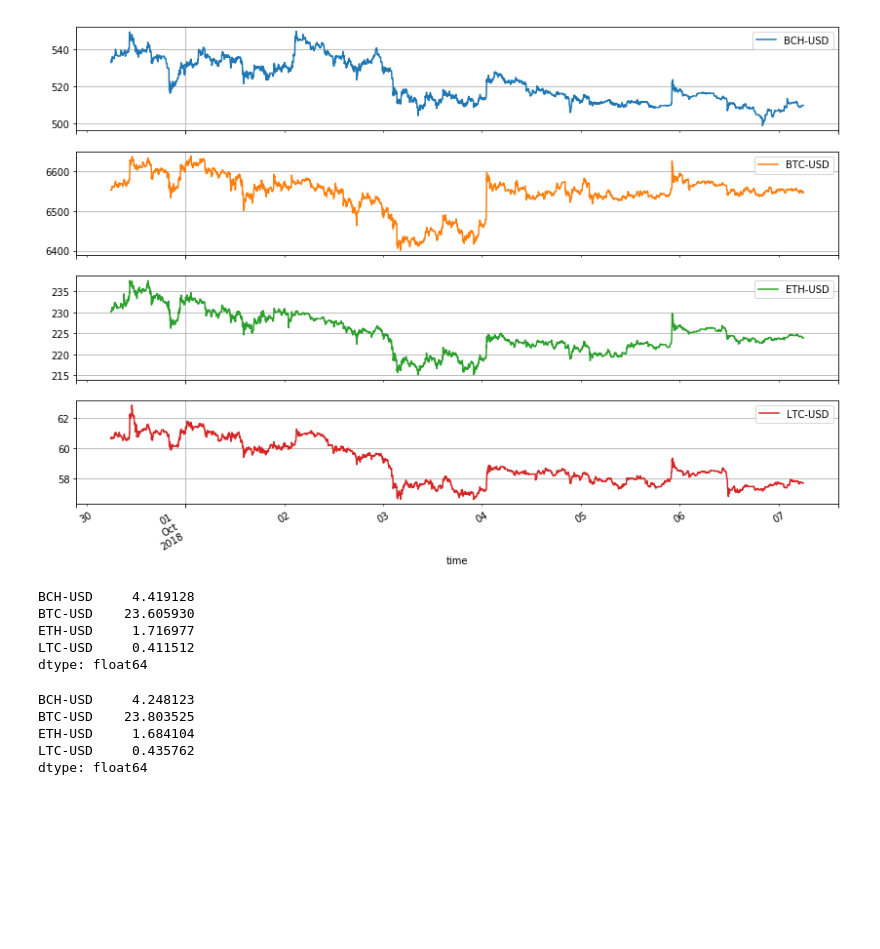
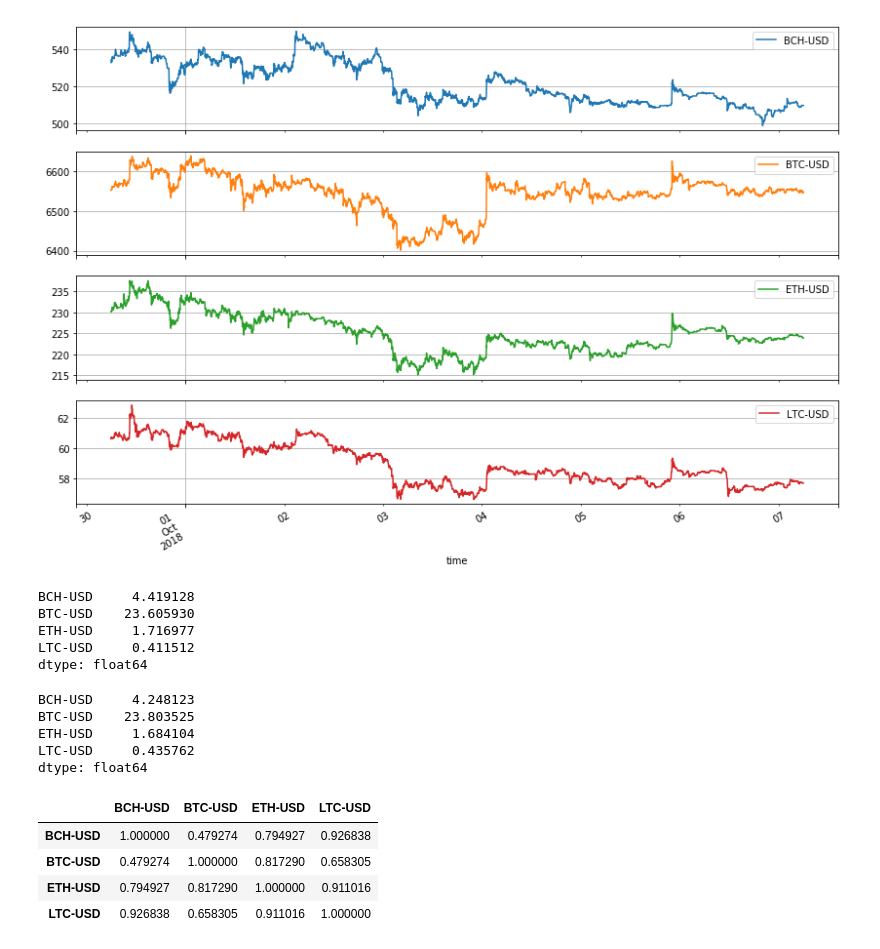
Before and after one commit to cchencool/crypto_currency_prediction, a Jupyter notebook: backTest.ipynb, the cells around one changed output. Cells and saved outputs as stored; diff of their text form; code cells hidden in the pictures; blank space fills up the shorter version.

```diff
--- a/backTest.ipynb
+++ b/backTest.ipynb
@@ -238,3 +238,12 @@ BTC-USD    23.803525
 ETH-USD     1.684104
 LTC-USD     0.435762
 dtype: float64
+# %%
+series_avg_copy = series_avg.copy()
+series_avg.corr()
+# %% [output]
+|  | BCH-USD | BTC-USD | ETH-USD | LTC-USD |
+| BCH-USD | 1.000000 | 0.479274 | 0.794927 | 0.926838 |
+| BTC-USD | 0.479274 | 1.000000 | 0.817290 | 0.658305 |
+| ETH-USD | 0.794927 | 0.817290 | 1.000000 | 0.911016 |
+| LTC-USD | 0.926838 | 0.658305 | 0.911016 | 1.000000 |
```
Also changed, not shown: parts of 2 cells of this notebook, 3 other files.
